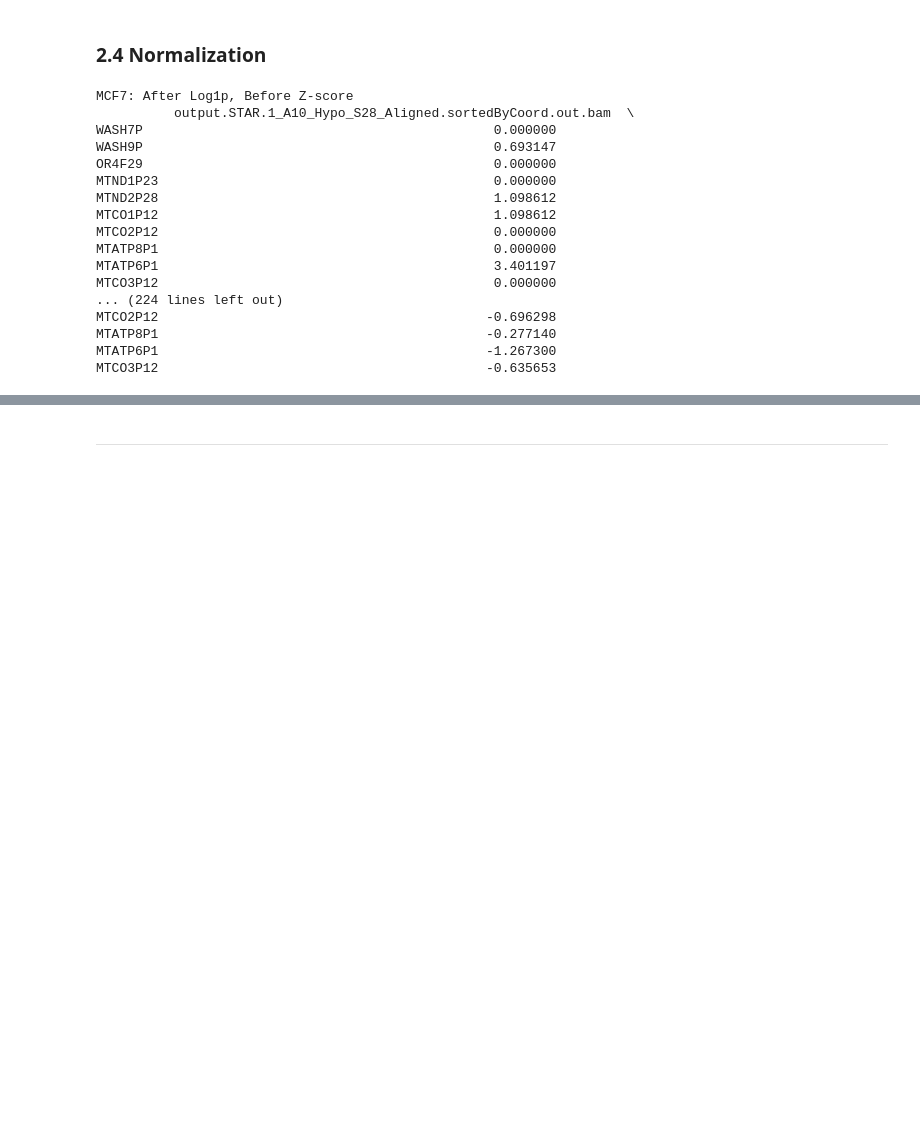
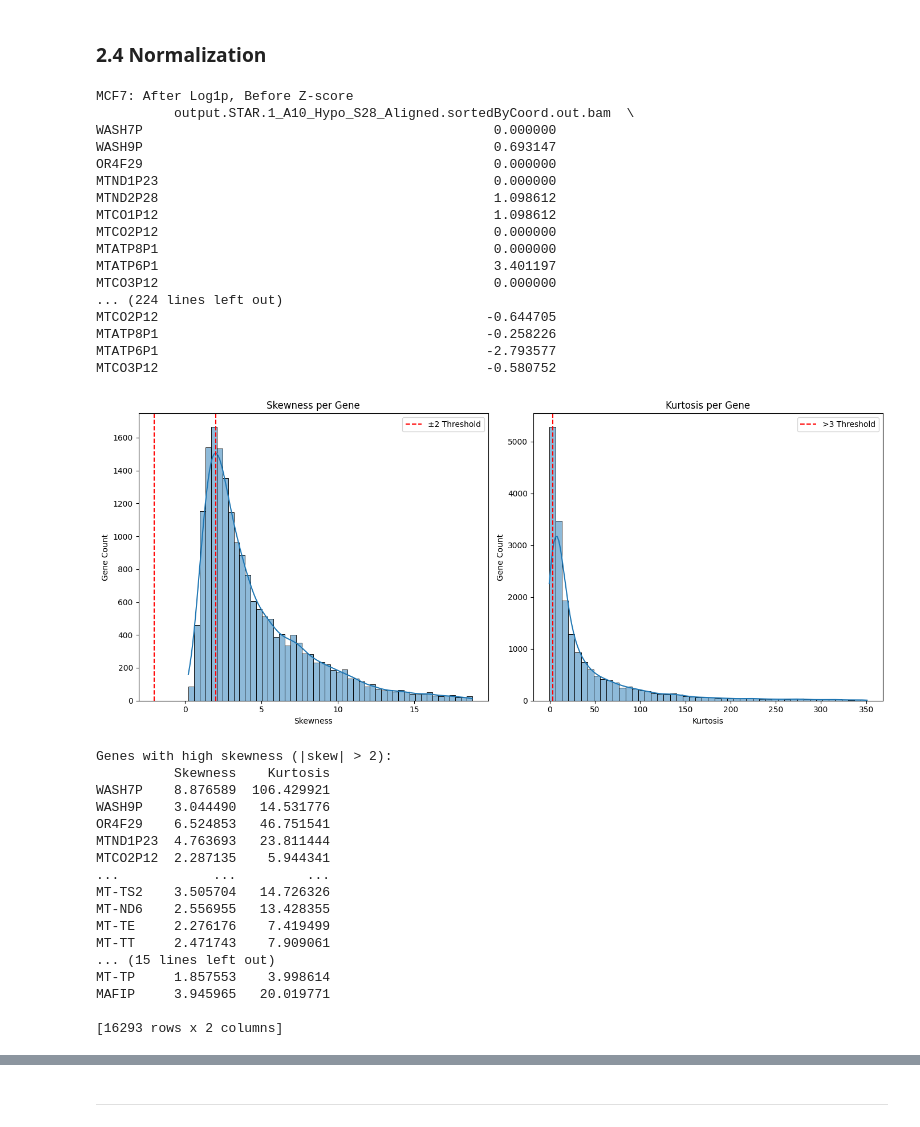
Before and after one commit to katiarusso/breast-cancer-ml-classification, a Jupyter notebook: Notebooks/Main.ipynb, the cells around one changed output, grey strips where cells are left out. Cells and saved outputs as stored; diff of their text form; code cells hidden in the pictures; blank space fills up the shorter version.

Commit message:
Kurtosis, Skeweness and PCA

```diff
--- a/Notebooks/Main.ipynb
+++ b/Notebooks/Main.ipynb
@@ -758,7 +759,7 @@ We retain all of them for now, as they may carry **distinct biological signal**.
 ### **2.4** Normalization
 # %%
 # Log1p Transform
-dfs_mcf_log = np.log1p(dfs_mcf_f2)
+dfs_mcf_log = np.log1p(dfs_mcf_f1)
 
 # Print log-transformed data (before Z-score)
 print("MCF7: After Log1p, Before Z-score")
@@ -787,7 +788,71 @@ MTATP8P1                                           0.000000
 MTATP6P1                                           3.401197
 MTCO3P12                                           0.000000
 ... (224 lines left out)
-MTCO2P12                                          -0.696298
-MTATP8P1                                          -0.277140
-MTATP6P1                                          -1.267300
-MTCO3P12                                          -0.635653
+MTCO2P12                                          -0.644705
+MTATP8P1                                          -0.258226
+MTATP6P1                                          -2.793577
+MTCO3P12                                          -0.580752
+# %%
+skewness = dfs_mcf_f1.apply(skew, axis=1)
+kurt = dfs_mcf_f1.apply(kurtosis, axis=1)
+
+# Create summary DataFrame
+distribution_summary = pd.DataFrame({
+    "Skewness": skewness,
+    "Kurtosis": kurt
+})
+
+# Identify genes with high skewness or kurtosis
+high_skew = distribution_summary[abs(distribution_summary["Skewness"]) > 2]
+high_kurt = distribution_summary[distribution_summary["Kurtosis"] > 3]
+
+# Plotting
+plt.figure(figsize=(14, 6))
+
+# Skewness plot
+plt.subplot(1, 2, 1)
+sns.histplot(distribution_summary["Skewness"], bins=50, kde=True)
+plt.axvline(2, color='red', linestyle='--', label='±2 Threshold')
+plt.axvline(-2, color='red', linestyle='--')
+plt.title("Skewness per Gene")
+plt.xlabel("Skewness")
+plt.ylabel("Gene Count")
+plt.legend()
+
+# Kurtosis plot
+plt.subplot(1, 2, 2)
+sns.histplot(distribution_summary["Kurtosis"], bins=50, kde=True)
+plt.axvline(3, color='red', linestyle='--', label='>3 Threshold')
+plt.title("Kurtosis per Gene")
+plt.xlabel("Kurtosis")
+plt.ylabel("Gene Count")
+plt.legend()
+
+plt.tight_layout()
+plt.show()
+
+# Print flagged genes
+print("Genes with high skewness (|skew| > 2):")
+print(high_skew)
+
+print("\nGenes with high kurtosis (> 3):")
+print(high_kurt)
+# %% [output]
+[figure, added]
+Genes with high skewness (|skew| > 2):
+          Skewness    Kurtosis
+WASH7P    8.876589  106.429921
+WASH9P    3.044490   14.531776
+OR4F29    6.524853   46.751541
+MTND1P23  4.763693   23.811444
+MTCO2P12  2.287135    5.944341
+...            ...         ...
+MT-TS2    3.505704   14.726326
+MT-ND6    2.556955   13.428355
+MT-TE     2.276176    7.419499
+MT-TT     2.471743    7.909061
+... (15 lines left out)
+MT-TP     1.857553    3.998614
+MAFIP     3.945965   20.019771
+
+[16293 rows x 2 columns]
```
Also changed, not shown: parts of 24 cells of this notebook.
